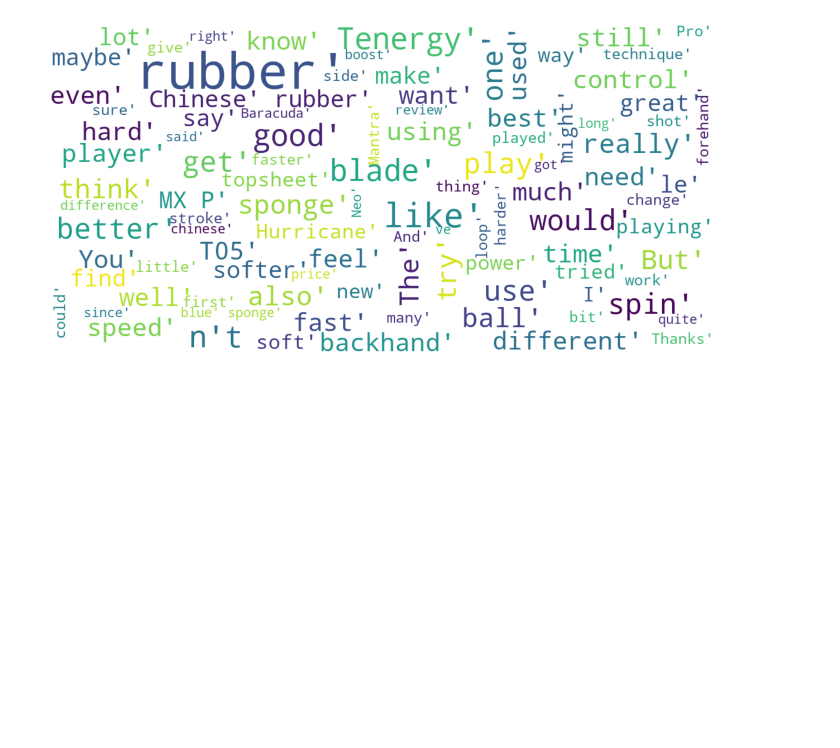
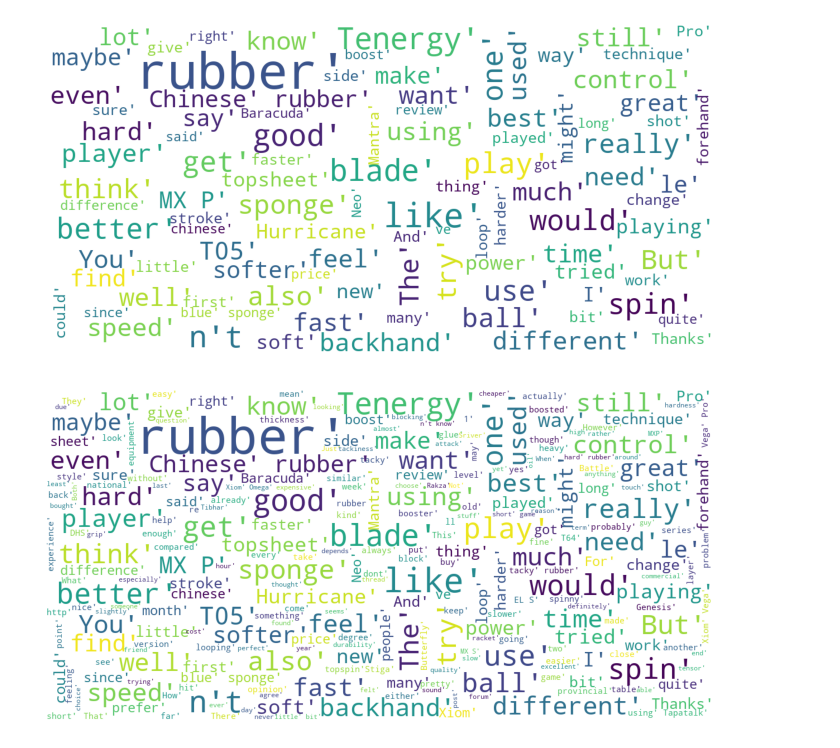
Before and after one commit to vionwinnie/ds4a-t15-tableTennis-product-review, a Jupyter notebook: EDA/simple_sentences_EDA.ipynb, the cells around one changed output. Saved outputs shown, nothing was run; the diff lists cells and outputs as text; code cells hidden in the pictures; blank space fills up the shorter version.

Commit message:
changed wordcloud

```diff
--- a/EDA/simple_sentences_EDA.ipynb
+++ b/EDA/simple_sentences_EDA.ipynb
@@ -255,11 +255,11 @@ lda_model.show_topics()
 from wordcloud import WordCloud, STOPWORDS
 stopwords = set(STOPWORDS)
 
-def show_wordcloud(data):
+def show_wordcloud(data,max_words=100):
     wordcloud = WordCloud(
         background_color='white',
         stopwords=stopwords,
-        max_words=100,
+        max_words=max_words,
         max_font_size=30,
         scale=3,
         random_state=1)
@@ -275,3 +275,7 @@ def show_wordcloud(data):
 show_wordcloud(corpus)
 # %% [output]
 [figure]
+# %%
+show_wordcloud(corpus,500)
+# %% [output]
+[figure, added]
```
